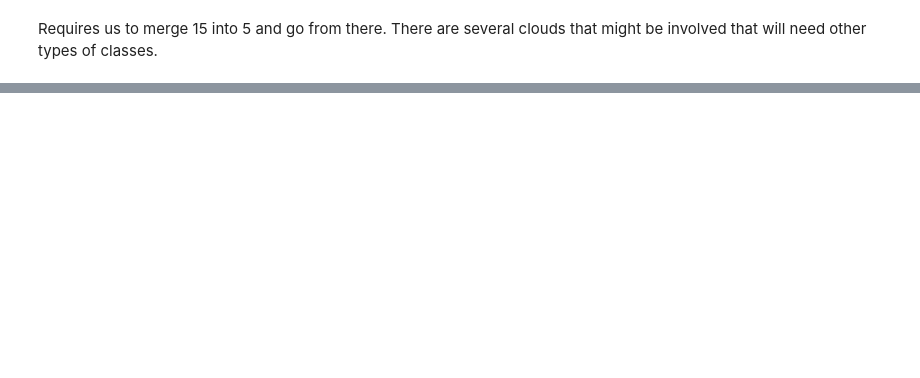
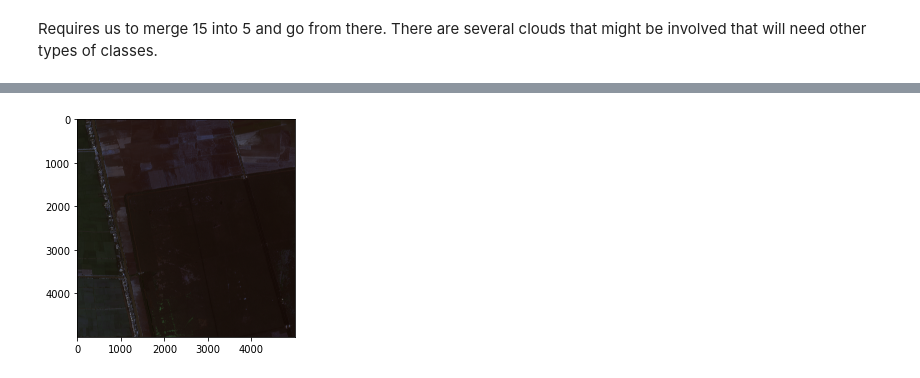
Before and after one commit to nasa-cisto-ai/vietnam-lcluc, a Jupyter notebook: projects/crop-mapping/EDA_Vietnam-LCLUC.ipynb, the cells around one changed output, grey strips where cells are left out. Saved outputs shown, nothing was run; the diff lists cells and outputs as text; code cells hidden in the pictures; blank space fills up the shorter version.

```diff
--- a/projects/crop-mapping/EDA_Vietnam-LCLUC.ipynb
+++ b/projects/crop-mapping/EDA_Vietnam-LCLUC.ipynb
@@ -43,0 +56,5 @@ cv2.waitKey(0)
+# %%
+plt.imshow(x[:,:,:3])
+plt.show()
+# %% [output]
+[figure, added]
```
Also changed, not shown: parts of 11 cells of this notebook, 3 other files.
